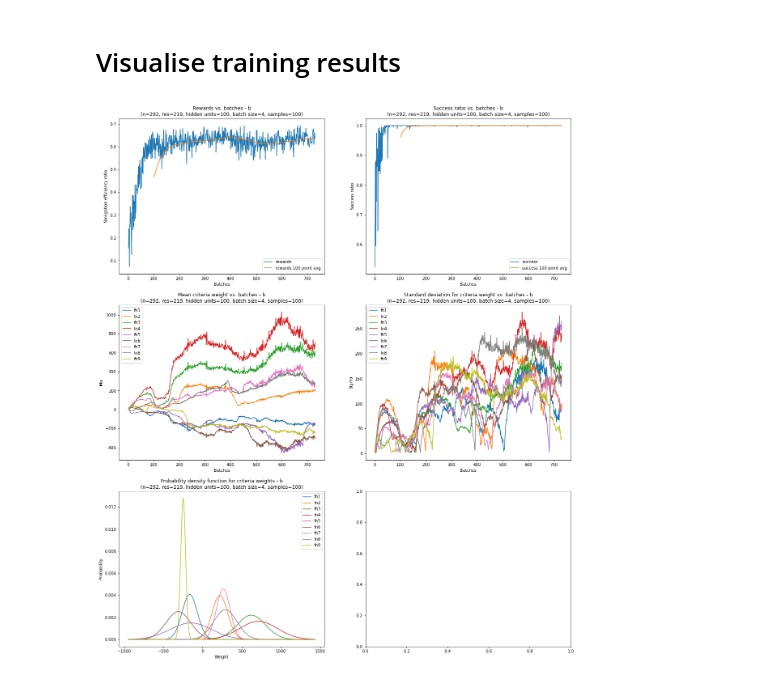
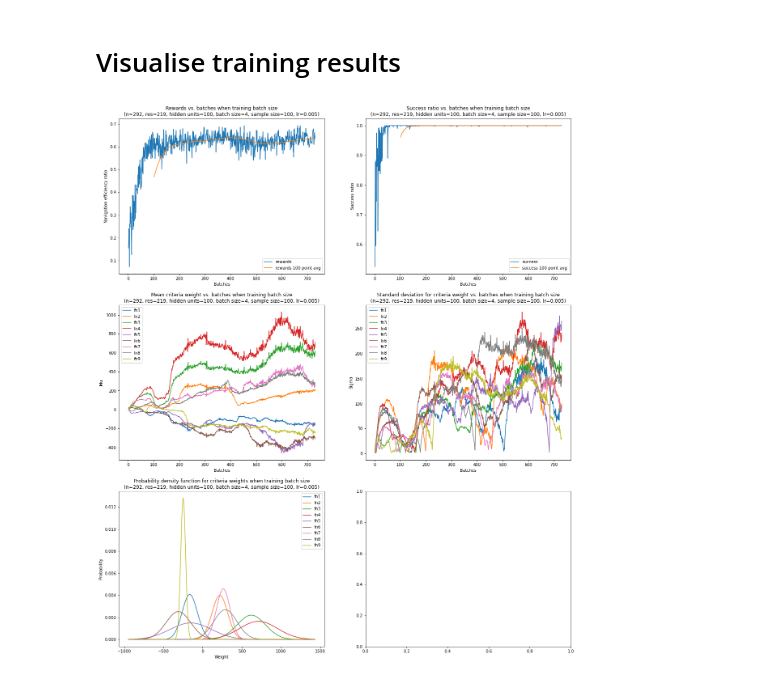
Before and after one commit to Alex-MobileApps/preferred-paths, a Jupyter notebook: eval.ipynb, the cells around one changed output. Saved outputs shown, nothing was run; the diff lists cells and outputs as text; code cells hidden in the pictures.

Commit message:
Updated eval visualisation

```diff
--- a/eval.ipynb
+++ b/eval.ipynb
@@ -7,17 +7,19 @@ from utils import device
 # %%
 name = 'b'
 res = 219
 batch = 4
 sample = 100
 subj = 0
 hu = 100
 lr = 0.005
 plt_avg = 100
 
+
 fname = f'results/train/train_{name}/train_{name}_r{res}_su{subj}_b{batch}_sa{sample}_hu{hu}_lr{str(lr)[2:]}.pt'
 plt_data = torch.load(fname, map_location=device)
 num_fns = len(plt_data['mu'])
-plt_subtitle = f' - {name}\n(n={len(plt_data["train_idx"])}, res={res}, hidden units={hu}, batch size={batch}, samples={"full" if sample == 0 else sample})'
+name2 = {'b': 'batch size', 'res': 'res', 'sa': 'sample size', 'hu': 'hidden units', 'lr': 'lr'}
+plt_subtitle = f' when training {name2[name]}\n(n={len(plt_data["train_idx"])}, {name2["res"]}={res}, {name2["hu"]}={hu}, {name2["b"]}={batch}, {name2["sa"]}={"full" if sample == 0 else sample}, {name2["lr"]}={lr})'
 plot(plt_data, num_fns, plt_avg=plt_avg, plt_subtitle=plt_subtitle)
 # %% [output]
-[figure, old version]
+[figure, new version]
```
